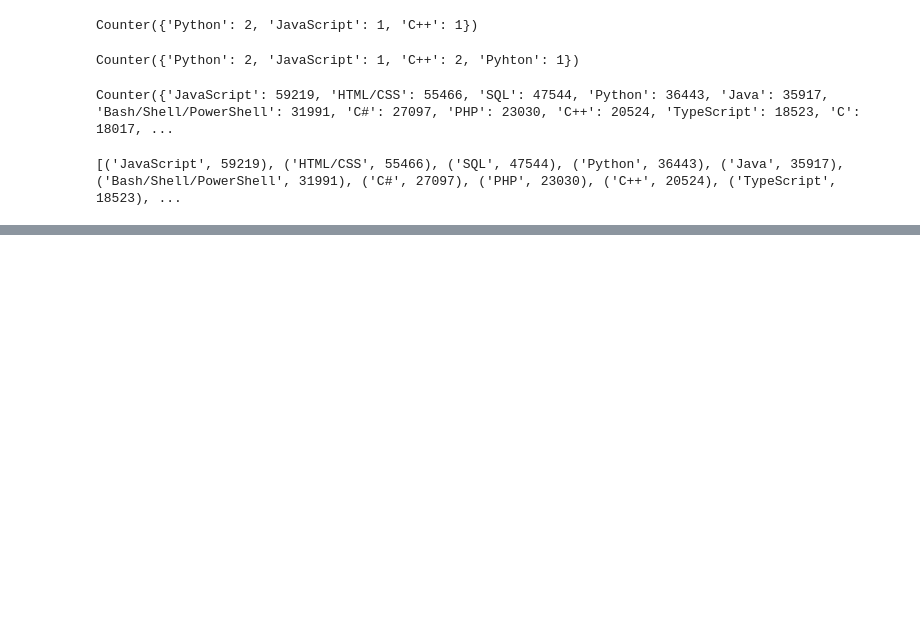
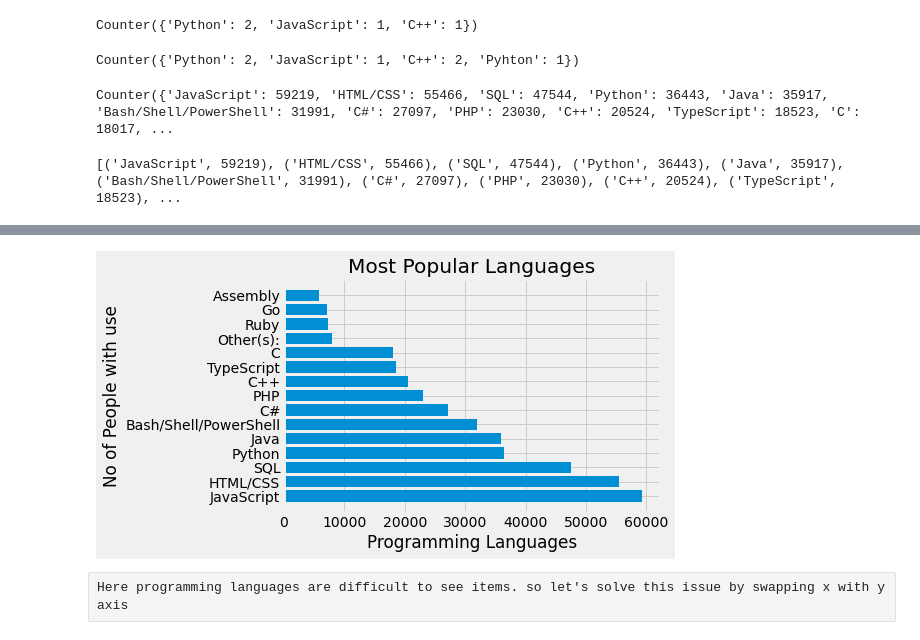
Before and after one commit to devpeak/Matplotlib, a Jupyter notebook: 2_Barcharts-and-Analyzing-data-from-CSVs.ipynb, the cells around one changed output, grey strips where cells are left out. Saved outputs shown, nothing was run; the diff lists cells and outputs as text; code cells hidden in the pictures; blank space fills up the shorter version.

Commit message:
Barchart of Most popular language, use of  plt.barh() and plt.tight_layout, top-down and bottom-up data plotting

```diff
--- a/2_Barcharts-and-Analyzing-data-from-CSVs.ipynb
+++ b/2_Barcharts-and-Analyzing-data-from-CSVs.ipynb
@@ -161,0 +162,12 @@ print(popularity)
+# %%
+plt.style.use('fivethirtyeight')
+plt.barh(languages,popularity)
+plt.title('Most Popular Languages')
+plt.xlabel('Programming Languages')
+plt.ylabel('No of People with use')
+
+plt.show()
+# %% [output]
+[figure, added]
+# %% [raw]
+Here programming languages are difficult to see items. so let's solve this issue by swapping x with y axis
```
Also changed, not shown: parts of 20 cells of this notebook.
